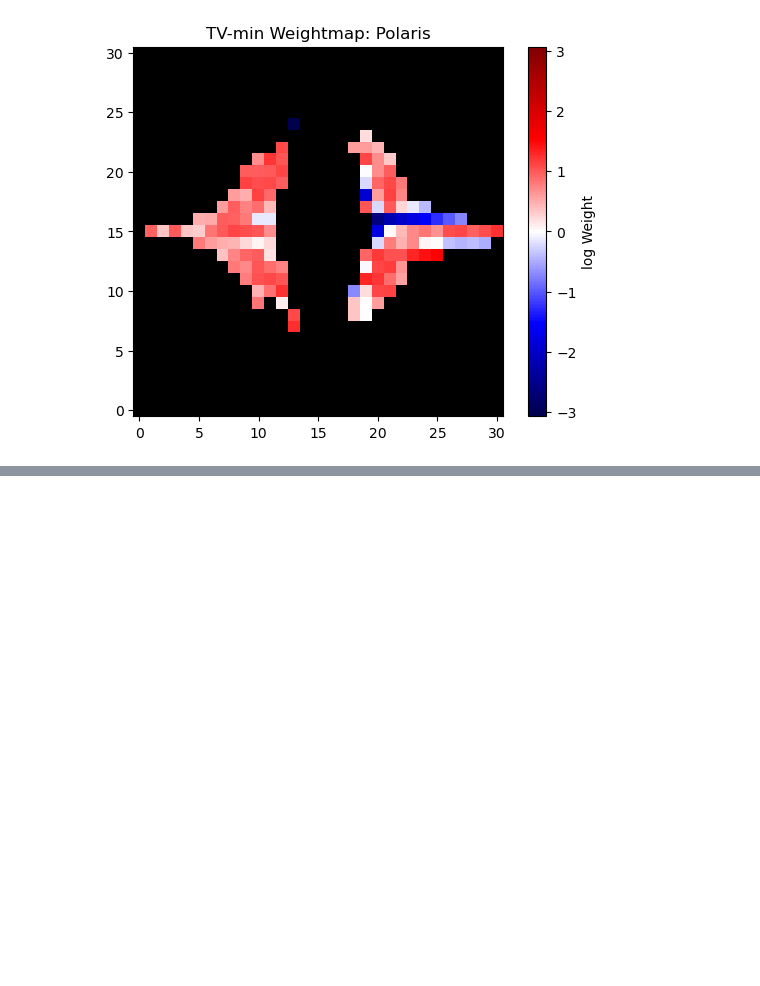
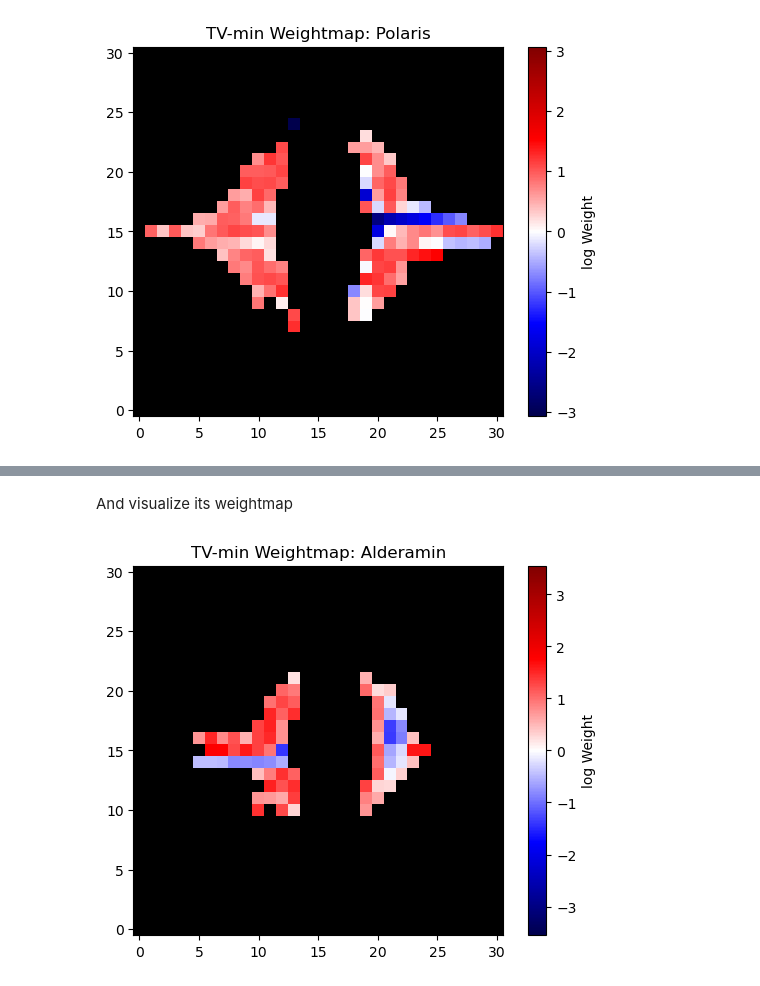
Before and after one commit to JonatanRudrasingam/TESS_halophot, a Jupyter notebook: Tutorial.ipynb, the cells around one changed output, grey strips where cells are left out. Saved outputs shown, nothing was run; the diff lists cells and outputs as text; code cells hidden in the pictures; blank space fills up the shorter version.

```diff
--- a/Tutorial.ipynb
+++ b/Tutorial.ipynb
@@ -39,0 +99,6 @@ plot_wmap(wm, head_polaris['NAME'])
+# %% [markdown]
+And visualize its weightmap
+# %%
+plot_wmap(lc_alfcep.hdu[2].data, head_alfcep['NAME'])
+# %% [output]
+[figure, added]
```
Also changed, not shown: parts of 11 cells of this notebook.
